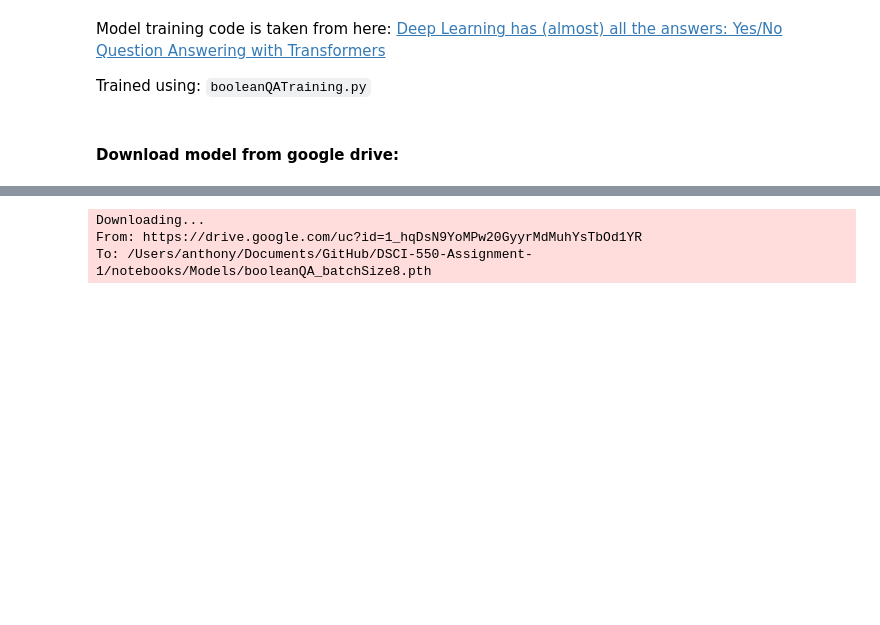
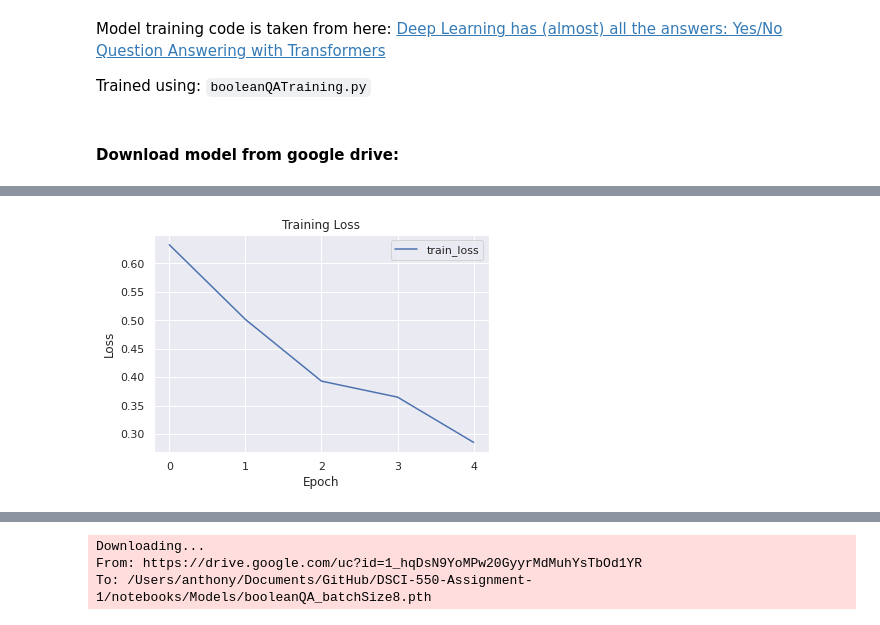
Before and after one commit to Anthonyive/DSCI-550-Assignment-1, a Jupyter notebook: notebooks/Add features.ipynb, the cells around one changed output, grey strips where cells are left out. Cells and saved outputs as stored; diff of their text form; code cells hidden in the pictures; blank space fills up the shorter version.

Commit message:
Trained a new model

```diff
--- a/notebooks/Add features.ipynb
+++ b/notebooks/Add features.ipynb
@@ -16,0 +154,16 @@ Trained using: `booleanQATraining.py`
+# %%
+import seaborn as sns
+import matplotlib.pyplot as plt
+
+sns.set()
+
+plt.plot(train_loss_values, label="train_loss")
+
+plt.xlabel("Epoch")
+plt.ylabel("Loss")
+plt.title("Training Loss")
+plt.legend()
+plt.xticks(np.arange(0, 5))
+plt.show()
+# %% [output]
+[figure, added]
```
Also changed, not shown: parts of 8 cells of this notebook, 2 other files.
